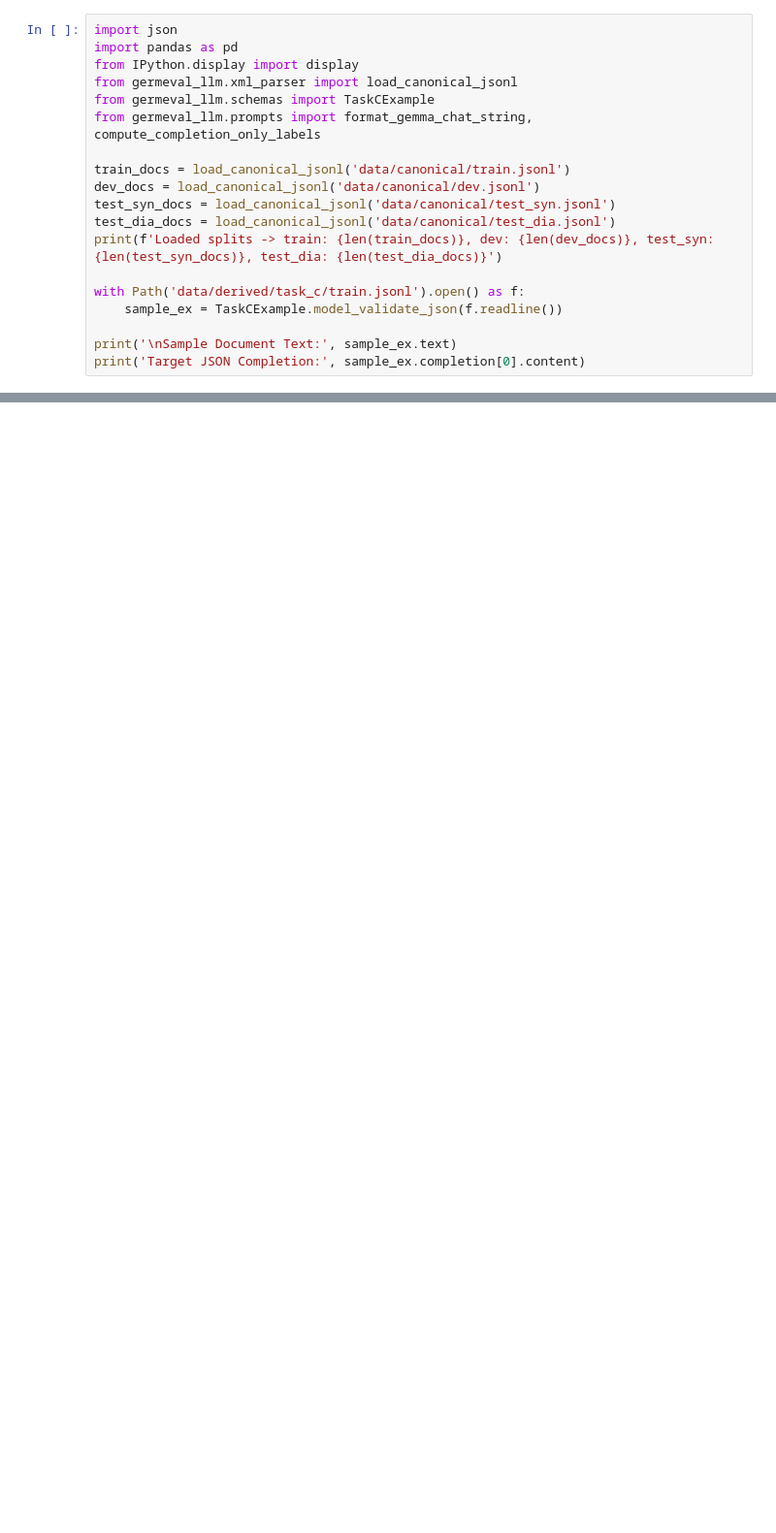
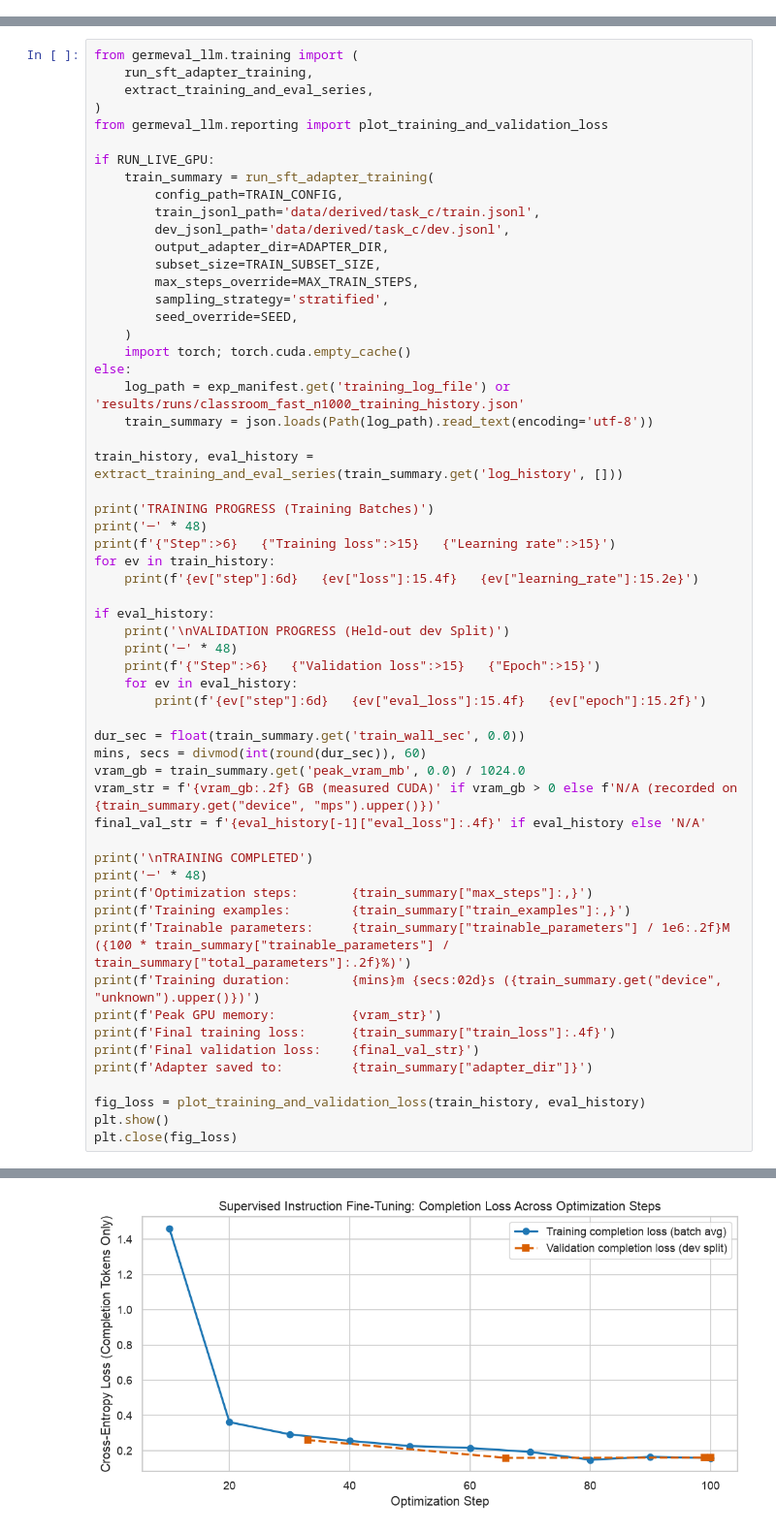
Before and after one commit to simon-clematide/gemma-qlora-finetuning, a Jupyter notebook: notebooks/11_colab_l4_live_demo.ipynb, the cells around one changed output, grey strips where cells are left out. Shown at 97% size. Saved outputs shown, nothing was run; the diff lists cells and outputs as text; blank space fills up the shorter version.

Commit message:
Redesign 11_colab_l4_live_demo.ipynb into 4-part pedagogical workflow with prompt showcases, paired bootstrap CIs, and verified classroom bundle

```diff
--- a/notebooks/11_colab_l4_live_demo.ipynb
+++ b/notebooks/11_colab_l4_live_demo.ipynb
@@ -69,19 +0,0 @@ Before loading the model, let's inspect a real training example and verify how o
-# %%
-import json
-import pandas as pd
-from IPython.display import display
-from germeval_llm.xml_parser import load_canonical_jsonl
-from germeval_llm.schemas import TaskCExample
-from germeval_llm.prompts import format_gemma_chat_string, compute_completion_only_labels
-
-train_docs = load_canonical_jsonl('data/canonical/train.jsonl')
-dev_docs = load_canonical_jsonl('data/canonical/dev.jsonl')
-test_syn_docs = load_canonical_jsonl('data/canonical/test_syn.jsonl')
-test_dia_docs = load_canonical_jsonl('data/canonical/test_dia.jsonl')
-print(f'Loaded splits -> train: {len(train_docs)}, dev: {len(dev_docs)}, test_syn: {len(test_syn_docs)}, test_dia: {len(test_dia_docs)}')
-
-with Path('data/derived/task_c/train.jsonl').open() as f:
-    sample_ex = TaskCExample.model_validate_json(f.readline())
-
-print('\nSample Document Text:', sample_ex.text)
-print('Target JSON Completion:', sample_ex.completion[0].content)
@@ -319,0 +588,59 @@ for doc, bp, qp in zip(docs_slice, b_slice, q_slice):
+# %%
+from germeval_llm.training import (
+    run_sft_adapter_training,
+    extract_training_and_eval_series,
+)
+from germeval_llm.reporting import plot_training_and_validation_loss
+
+if RUN_LIVE_GPU:
+    train_summary = run_sft_adapter_training(
+        config_path=TRAIN_CONFIG,
+        train_jsonl_path='data/derived/task_c/train.jsonl',
+        dev_jsonl_path='data/derived/task_c/dev.jsonl',
+        output_adapter_dir=ADAPTER_DIR,
+        subset_size=TRAIN_SUBSET_SIZE,
+        max_steps_override=MAX_TRAIN_STEPS,
+        sampling_strategy='stratified',
+        seed_override=SEED,
+    )
+    import torch; torch.cuda.empty_cache()
+else:
+    log_path = exp_manifest.get('training_log_file') or 'results/runs/classroom_fast_n1000_training_history.json'
+    train_summary = json.loads(Path(log_path).read_text(encoding='utf-8'))
+
+train_history, eval_history = extract_training_and_eval_series(train_summary.get('log_history', []))
+
+print('TRAINING PROGRESS (Training Batches)')
+print('─' * 48)
+print(f'{"Step":>6}   {"Training loss":>15}   {"Learning rate":>15}')
+for ev in train_history:
+    print(f'{ev["step"]:6d}   {ev["loss"]:15.4f}   {ev["learning_rate"]:15.2e}')
+
+if eval_history:
+    print('\nVALIDATION PROGRESS (Held-out dev Split)')
+    print('─' * 48)
+    print(f'{"Step":>6}   {"Validation loss":>15}   {"Epoch":>15}')
+    for ev in eval_history:
+        print(f'{ev["step"]:6d}   {ev["eval_loss"]:15.4f}   {ev["epoch"]:15.2f}')
+
+dur_sec = float(train_summary.get('train_wall_sec', 0.0))
+mins, secs = divmod(int(round(dur_sec)), 60)
+vram_gb = train_summary.get('peak_vram_mb', 0.0) / 1024.0
+vram_str = f'{vram_gb:.2f} GB (measured CUDA)' if vram_gb > 0 else f'N/A (recorded on {train_summary.get("device", "mps").upper()})'
+final_val_str = f'{eval_history[-1]["eval_loss"]:.4f}' if eval_history else 'N/A'
+
+print('\nTRAINING COMPLETED')
+print('─' * 48)
+print(f'Optimization steps:       {train_summary["max_steps"]:,}')
+print(f'Training examples:        {train_summary["train_examples"]:,}')
+print(f'Trainable parameters:     {train_summary["trainable_parameters"] / 1e6:.2f}M ({100 * train_summary["trainable_parameters"] / train_summary["total_parameters"]:.2f}%)')
+print(f'Training duration:        {mins}m {secs:02d}s ({train_summary.get("device", "unknown").upper()})')
+print(f'Peak GPU memory:          {vram_str}')
+print(f'Final training loss:      {train_summary["train_loss"]:.4f}')
+print(f'Final validation loss:    {final_val_str}')
+print(f'Adapter saved to:         {train_summary["adapter_dir"]}')
+
+fig_loss = plot_training_and_validation_loss(train_history, eval_history)
+plt.show()
+plt.close(fig_loss)
+# %% [output]
@@ -319,0 +664 @@ for doc, bp, qp in zip(docs_slice, b_slice, q_slice):
+[figure, added]
```
Also changed, not shown: parts of 36 cells of this notebook, 13 other files.
